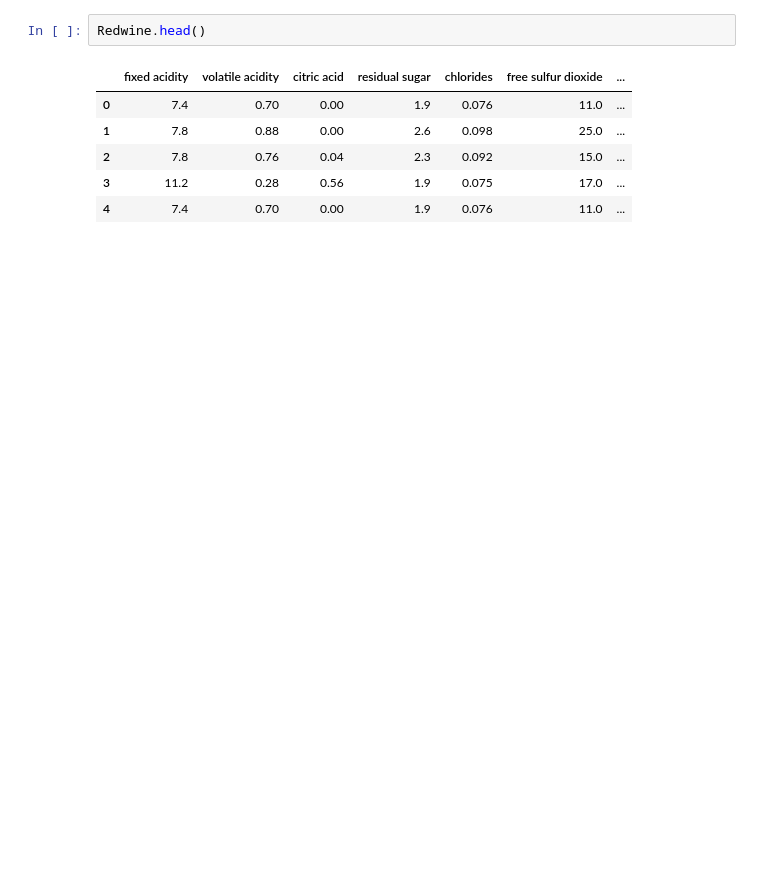
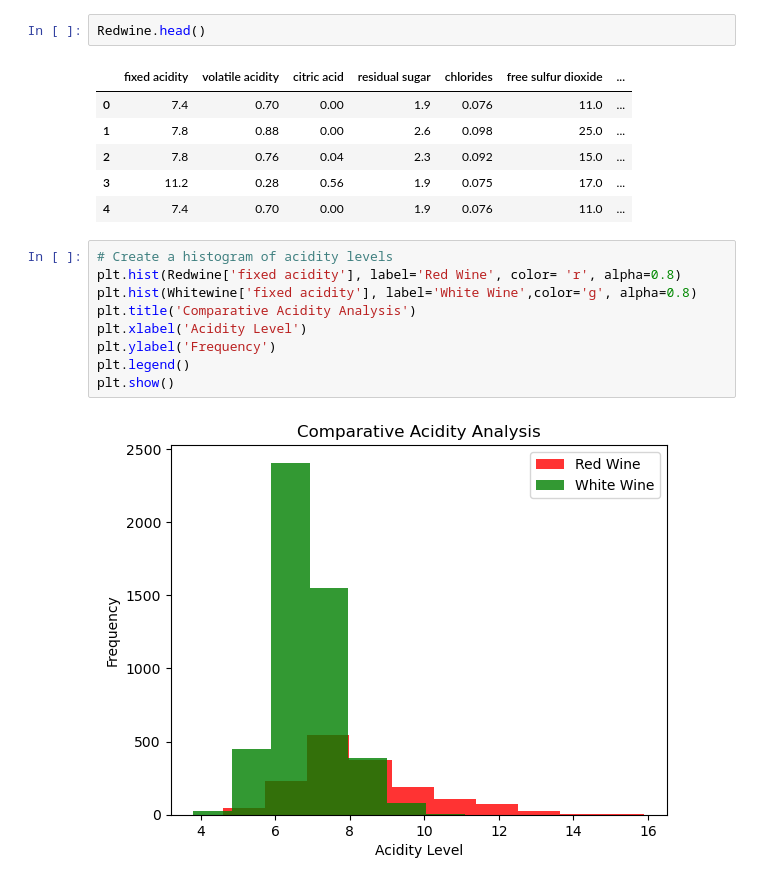
Before and after one commit to Sudha25a/Projects-2, a Jupyter notebook: wine_project.ipynb, the cells around one changed output. Cells and saved outputs as stored; diff of their text form; blank space fills up the shorter version.

```diff
--- a/wine_project.ipynb
+++ b/wine_project.ipynb
@@ -426,3 +411,14 @@ Redwine.head()
 | 2 | 7.8 | 0.76 | 0.04 | 2.3 | 0.092 | 15.0 | ... |
 | 3 | 11.2 | 0.28 | 0.56 | 1.9 | 0.075 | 17.0 | ... |
 | 4 | 7.4 | 0.70 | 0.00 | 1.9 | 0.076 | 11.0 | ... |
+# %%
+# Create a histogram of acidity levels
+plt.hist(Redwine['fixed acidity'], label='Red Wine', color= 'r', alpha=0.8)
+plt.hist(Whitewine['fixed acidity'], label='White Wine',color='g', alpha=0.8)
+plt.title('Comparative Acidity Analysis')
+plt.xlabel('Acidity Level')
+plt.ylabel('Frequency')
+plt.legend()
+plt.show()
+# %% [output]
+[figure, added]
```
Also changed, not shown: parts of 5 cells of this notebook, 1 other file.
